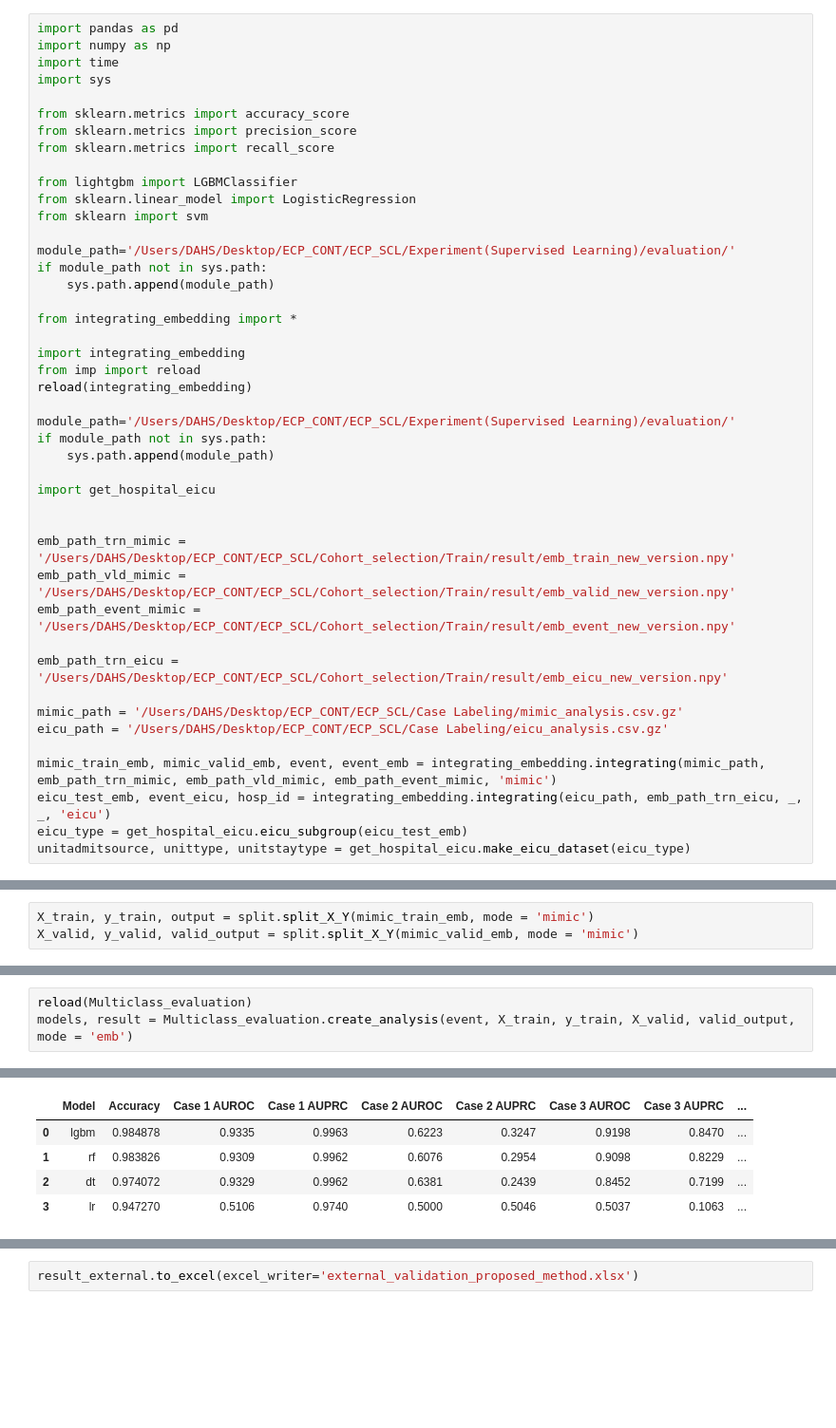
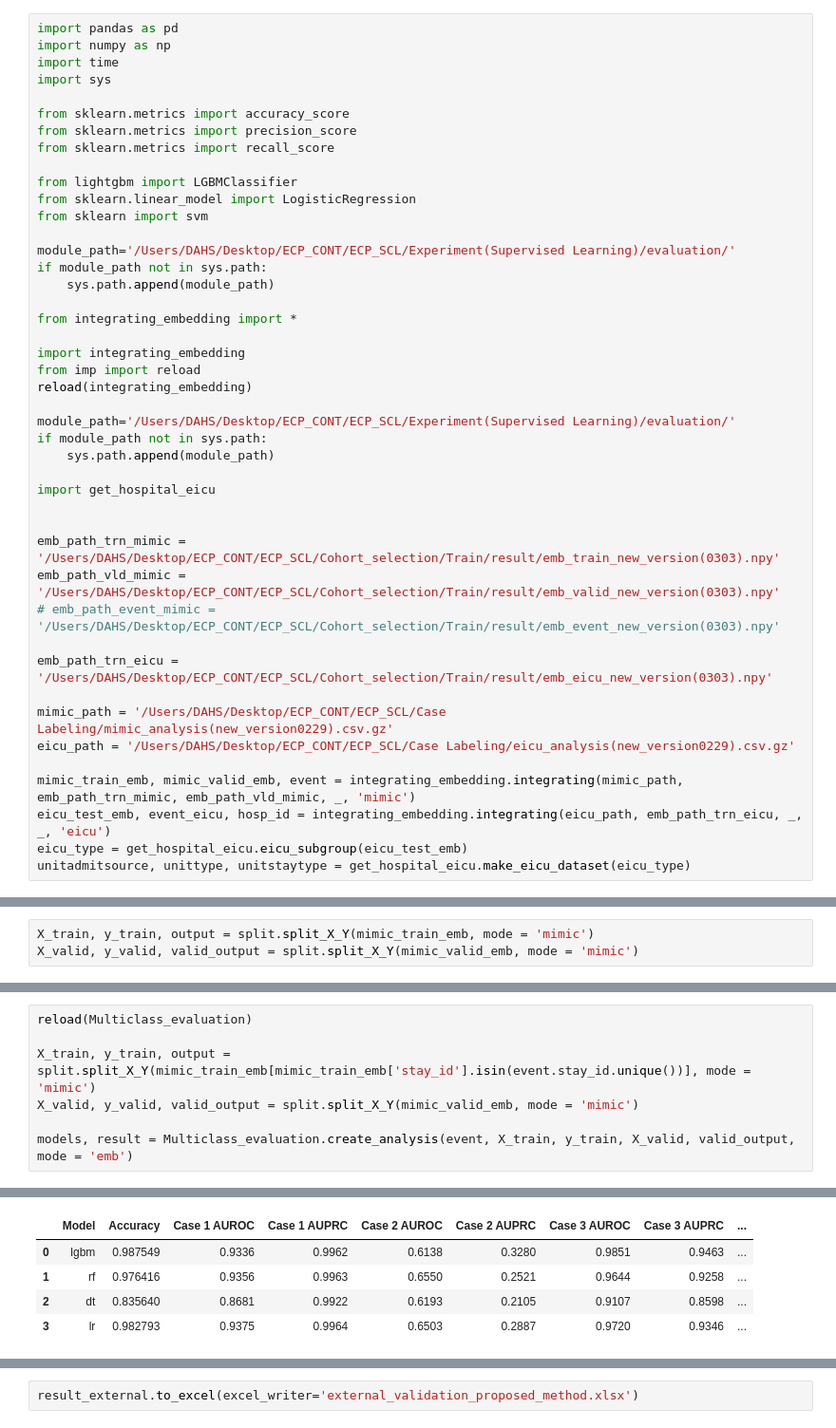
Before and after one commit to Jeong-Eul/CLEAR-Shock, a Jupyter notebook: Experiment(Supervised Learning)/training/Proposed Multiclass.ipynb, the cells around one changed output, grey strips where cells are left out. Shown at 95% size. Cells and saved outputs as stored; diff of their text form; blank space fills up the shorter version.

```diff
--- a/Experiment(Supervised Learning)/training/Proposed Multiclass.ipynb
+++ b/Experiment(Supervised Learning)/training/Proposed Multiclass.ipynb
@@ -29,16 +29,16 @@ if module_path not in sys.path:
 import get_hospital_eicu
 
 
-emb_path_trn_mimic = '/Users/DAHS/Desktop/ECP_CONT/ECP_SCL/Cohort_selection/Train/result/emb_train_new_version.npy'
-emb_path_vld_mimic = '/Users/DAHS/Desktop/ECP_CONT/ECP_SCL/Cohort_selection/Train/result/emb_valid_new_version.npy'
-emb_path_event_mimic = '/Users/DAHS/Desktop/ECP_CONT/ECP_SCL/Cohort_selection/Train/result/emb_event_new_version.npy'
+emb_path_trn_mimic = '/Users/DAHS/Desktop/ECP_CONT/ECP_SCL/Cohort_selection/Train/result/emb_train_new_version(0303).npy'
+emb_path_vld_mimic = '/Users/DAHS/Desktop/ECP_CONT/ECP_SCL/Cohort_selection/Train/result/emb_valid_new_version(0303).npy'
+# emb_path_event_mimic = '/Users/DAHS/Desktop/ECP_CONT/ECP_SCL/Cohort_selection/Train/result/emb_event_new_version(0303).npy'
 
-emb_path_trn_eicu = '/Users/DAHS/Desktop/ECP_CONT/ECP_SCL/Cohort_selection/Train/result/emb_eicu_new_version.npy'
+emb_path_trn_eicu = '/Users/DAHS/Desktop/ECP_CONT/ECP_SCL/Cohort_selection/Train/result/emb_eicu_new_version(0303).npy'
 
-mimic_path = '/Users/DAHS/Desktop/ECP_CONT/ECP_SCL/Case Labeling/mimic_analysis.csv.gz'
-eicu_path = '/Users/DAHS/Desktop/ECP_CONT/ECP_SCL/Case Labeling/eicu_analysis.csv.gz'
+mimic_path = '/Users/DAHS/Desktop/ECP_CONT/ECP_SCL/Case Labeling/mimic_analysis(new_version0229).csv.gz'
+eicu_path = '/Users/DAHS/Desktop/ECP_CONT/ECP_SCL/Case Labeling/eicu_analysis(new_version0229).csv.gz'
 
-mimic_train_emb, mimic_valid_emb, event, event_emb = integrating_embedding.integrating(mimic_path, emb_path_trn_mimic, emb_path_vld_mimic, emb_path_event_mimic, 'mimic')
+mimic_train_emb, mimic_valid_emb, event = integrating_embedding.integrating(mimic_path, emb_path_trn_mimic, emb_path_vld_mimic, _, 'mimic')
 eicu_test_emb, event_eicu, hosp_id = integrating_embedding.integrating(eicu_path, emb_path_trn_eicu, _, _, 'eicu')
 eicu_type = get_hospital_eicu.eicu_subgroup(eicu_test_emb)
 unitadmitsource, unittype, unitstaytype = get_hospital_eicu.make_eicu_dataset(eicu_type)
@@ -89,12 +158,16 @@ models, result = Multiclass_evaluation.create_analysis(event, X_train, y_train,
 ----------------------------------------------------------------------
 # %%
 reload(Multiclass_evaluation)
+
+X_train, y_train, output = split.split_X_Y(mimic_train_emb[mimic_train_emb['stay_id'].isin(event.stay_id.unique())], mode = 'mimic')
+X_valid, y_valid, valid_output = split.split_X_Y(mimic_valid_emb, mode = 'mimic')
+
 models, result = Multiclass_evaluation.create_analysis(event, X_train, y_train, X_valid, valid_output, mode = 'emb')
 # %% [output]
 |MIMIC-Validation|====================================================
 |  | Model | Accuracy | Case 1 AUROC | Case 1 AUPRC | Case 2 AUROC | Case 2 AUPRC | Case 3 AUROC | Case 3 AUPRC | ... |
-| 0 | lgbm | 0.984878 | 0.9335 | 0.9963 | 0.6223 | 0.3247 | 0.9198 | 0.8470 | ... |
-| 1 | rf | 0.983826 | 0.9309 | 0.9962 | 0.6076 | 0.2954 | 0.9098 | 0.8229 | ... |
-| 2 | dt | 0.974072 | 0.9329 | 0.9962 | 0.6381 | 0.2439 | 0.8452 | 0.7199 | ... |
-| 3 | lr | 0.947270 | 0.5106 | 0.9740 | 0.5000 | 0.5046 | 0.5037 | 0.1063 | ... |
+| 0 | lgbm | 0.987549 | 0.9336 | 0.9962 | 0.6138 | 0.3280 | 0.9851 | 0.9463 | ... |
+| 1 | rf | 0.976416 | 0.9356 | 0.9963 | 0.6550 | 0.2521 | 0.9644 | 0.9258 | ... |
+| 2 | dt | 0.835640 | 0.8681 | 0.9922 | 0.6193 | 0.2105 | 0.9107 | 0.8598 | ... |
+| 3 | lr | 0.982793 | 0.9375 | 0.9964 | 0.6503 | 0.2887 | 0.9720 | 0.9346 | ... |
 ----------------------------------------------------------------------
```
Also changed, not shown: parts of 33 cells of this notebook, 10 other files.
